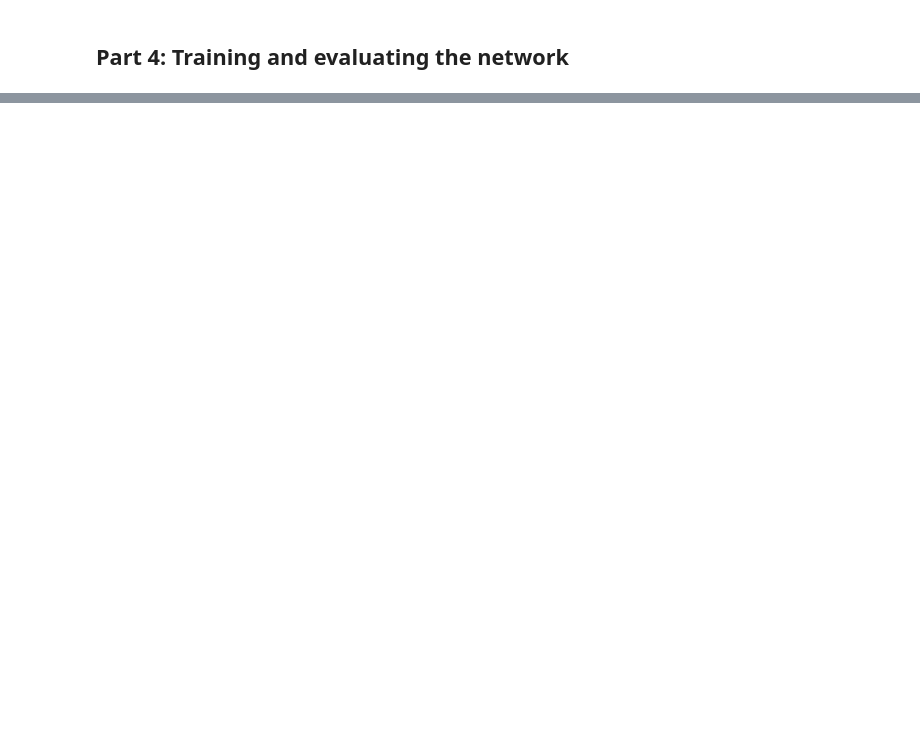
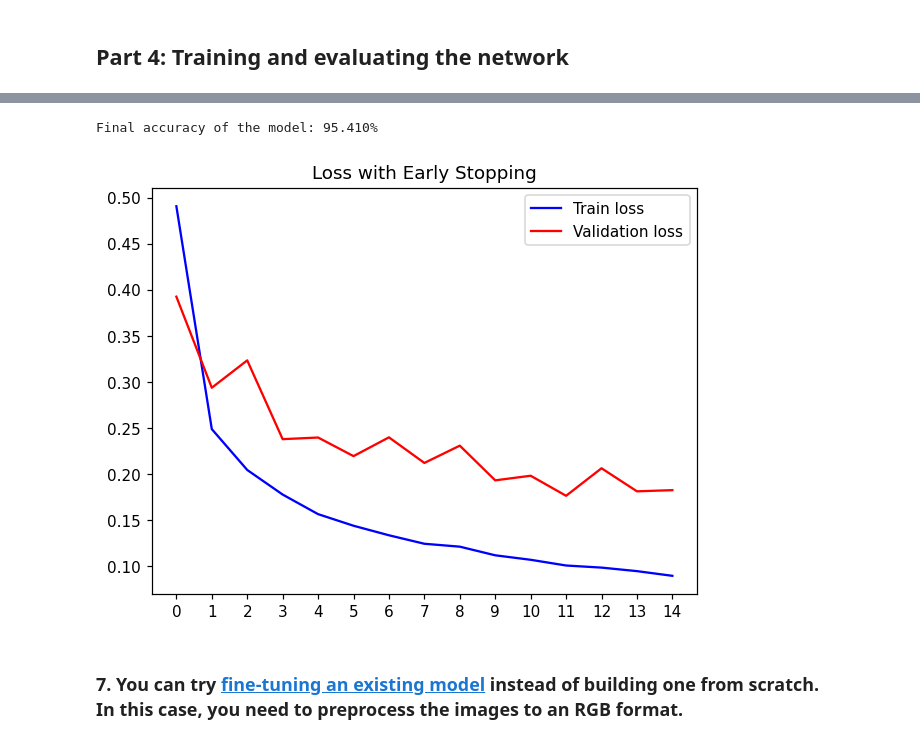
Before and after one commit to SlimShadys/NeuralNetworks, a Jupyter notebook: LAB/[LAB3] Convolutional neural networks.ipynb, the cells around one changed output, grey strips where cells are left out. Cells and saved outputs as stored; diff of their text form; code cells hidden in the pictures; blank space fills up the shorter version.

Commit message:
NN: Update CNN Colab Notebook with solutions - Also update .gitignore to include some unneeded directories
Signed-off-by: Gianmarco Scarano <gianmarcoscarano@gmail.com>

```diff
--- a/LAB/[LAB3] Convolutional neural networks.ipynb
+++ b/LAB/[LAB3] Convolutional neural networks.ipynb
@@ -303,0 +405,14 @@ Accuracy at epoch 2: 0.9280999898910522
+# %%
+train_loader = torch.utils.data.DataLoader(train_data, batch_size=64, shuffle=True, num_workers=8)
+test_loader = torch.utils.data.DataLoader(test_data, batch_size=64, shuffle=False, num_workers=8)
+
+cudnn.benchmark = True
+
+# Also added:
+# - 'with torch.no_grad():' while evaluating our model on the test set
+# - Added 'bias=False' to the conv2D Layers as explicited in documentation
+# - Changed 'optim.zero_grad()' to:
+#    for param in model.parameters():
+#        param.grad = None
+#   for zero-ing the gradients.
+# - Added 'torch.backends.cudnn.benchmark = True'
@@ -303,0 +625,22 @@ Accuracy at epoch 2: 0.9280999898910522
+# %%
+cnn.eval() # We put the CNN in evaluation mode for testing the accuracy over the test set
+print(f'Final accuracy of the model: {accuracy(cnn, test_loader, device)*100:.3f}%')
+# %% [output]
+Final accuracy of the model: 95.410%
+# %%
+nepochs = 15
+epochs = np.arange(0,nepochs,1)
+
+plt.figure(dpi=110)
+plt.title("Loss with Early Stopping")
+#plt.xlabel('Epochs')
+#plt.ylabel('Loss')
+plt.plot(epochs, avg_train_losses, label="Train loss", c="blue")
+plt.plot(epochs, avg_valid_losses, label="Validation loss", c="red")
+plt.xticks(epochs)
+plt.legend()
+plt.show()
+# %% [output]
+[figure, added]
+# %% [markdown]
+### 7. You can try [fine-tuning an existing model](https://pytorch.org/vision/stable/models.html) instead of building one from scratch.<br>In this case, you need to preprocess the images to an RGB format.
```
Also changed, not shown: parts of 59 cells of this notebook, 1 other file.
